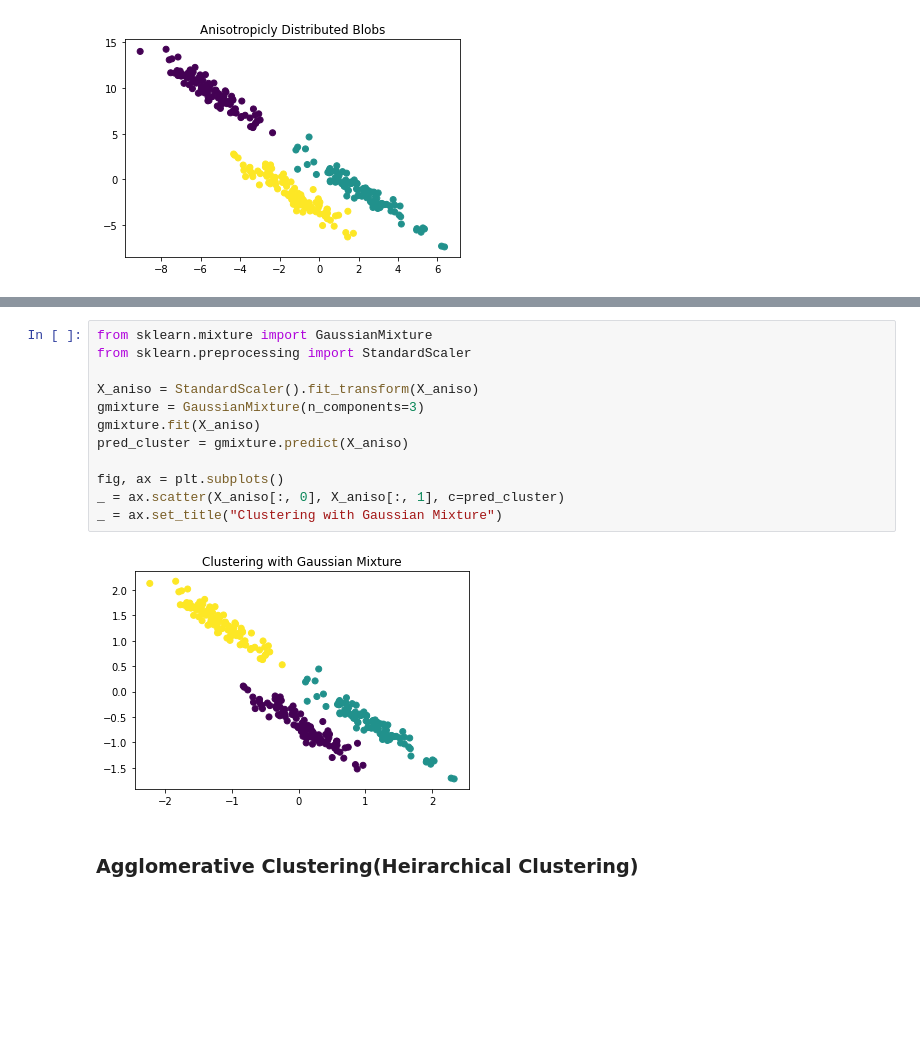
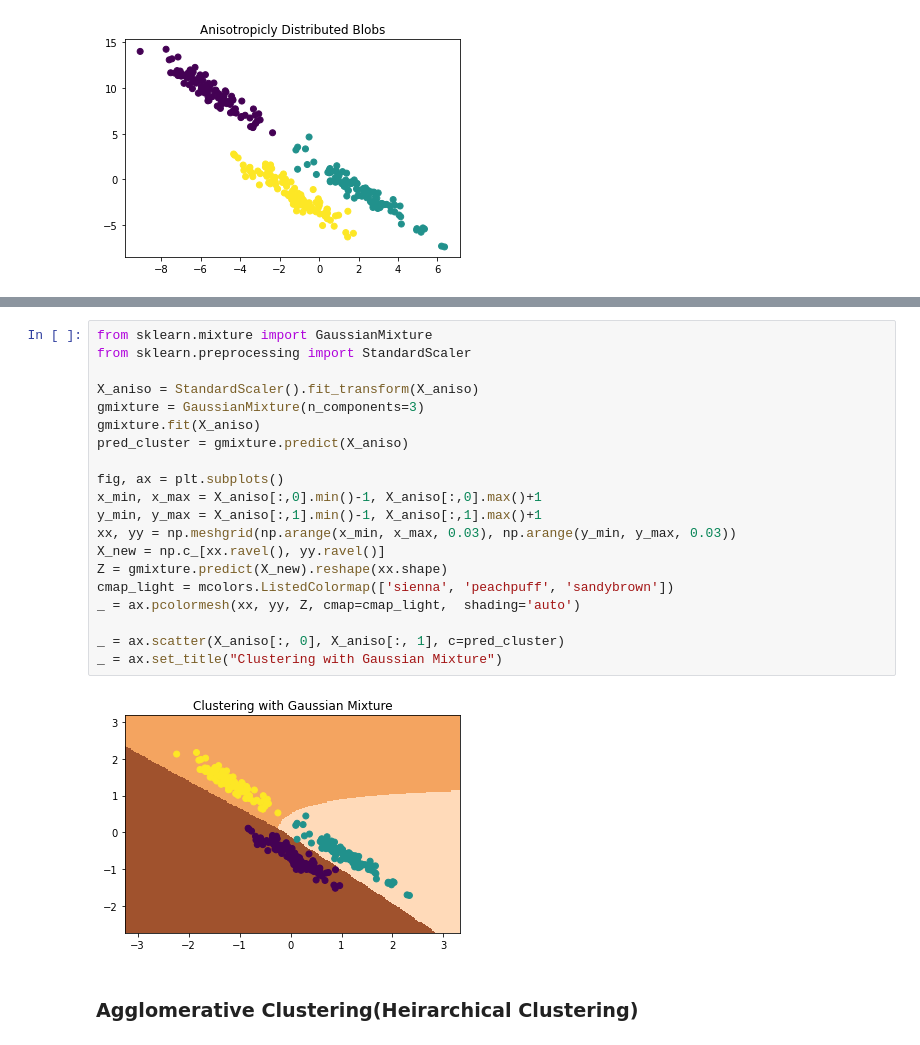
Before and after one commit to yogesh-shrestha/ML_Algorithms_Examples, a Jupyter notebook: 07_clustering/01_kmeans_agglomerative_gaussian.ipynb, the cells around one changed output, grey strips where cells are left out. Saved outputs shown, nothing was run; the diff lists cells and outputs as text; blank space fills up the shorter version.

```diff
--- a/07_clustering/01_kmeans_agglomerative_gaussian.ipynb
+++ b/07_clustering/01_kmeans_agglomerative_gaussian.ipynb
@@ -116,17 +125,25 @@ _ = ax.set_title("K-Means Clustering")
 # %%
 from sklearn.mixture import GaussianMixture
 from sklearn.preprocessing import StandardScaler
 
 X_aniso = StandardScaler().fit_transform(X_aniso)
 gmixture = GaussianMixture(n_components=3)
 gmixture.fit(X_aniso)
 pred_cluster = gmixture.predict(X_aniso)
 
 fig, ax = plt.subplots()
+x_min, x_max = X_aniso[:,0].min()-1, X_aniso[:,0].max()+1
+y_min, y_max = X_aniso[:,1].min()-1, X_aniso[:,1].max()+1
+xx, yy = np.meshgrid(np.arange(x_min, x_max, 0.03), np.arange(y_min, y_max, 0.03))
+X_new = np.c_[xx.ravel(), yy.ravel()]
+Z = gmixture.predict(X_new).reshape(xx.shape)
+cmap_light = mcolors.ListedColormap(['sienna', 'peachpuff', 'sandybrown'])
+_ = ax.pcolormesh(xx, yy, Z, cmap=cmap_light,  shading='auto')
+
 _ = ax.scatter(X_aniso[:, 0], X_aniso[:, 1], c=pred_cluster)
 _ = ax.set_title("Clustering with Gaussian Mixture")
 # %% [output]
-[figure, old version]
+[figure, new version]
 # %% [markdown]
 ### Agglomerative Clustering(Heirarchical Clustering)
 # %%
```
Also changed, not shown: parts of 5 cells of this notebook, 2 other files.
